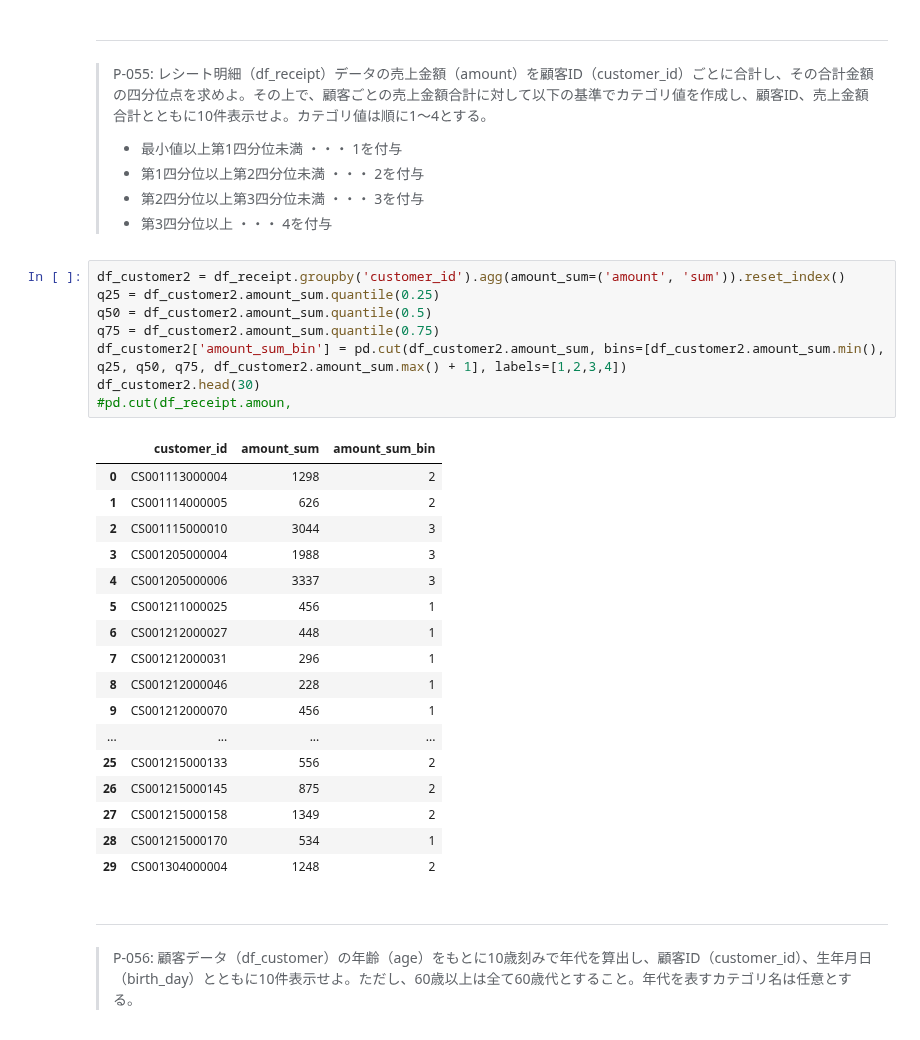
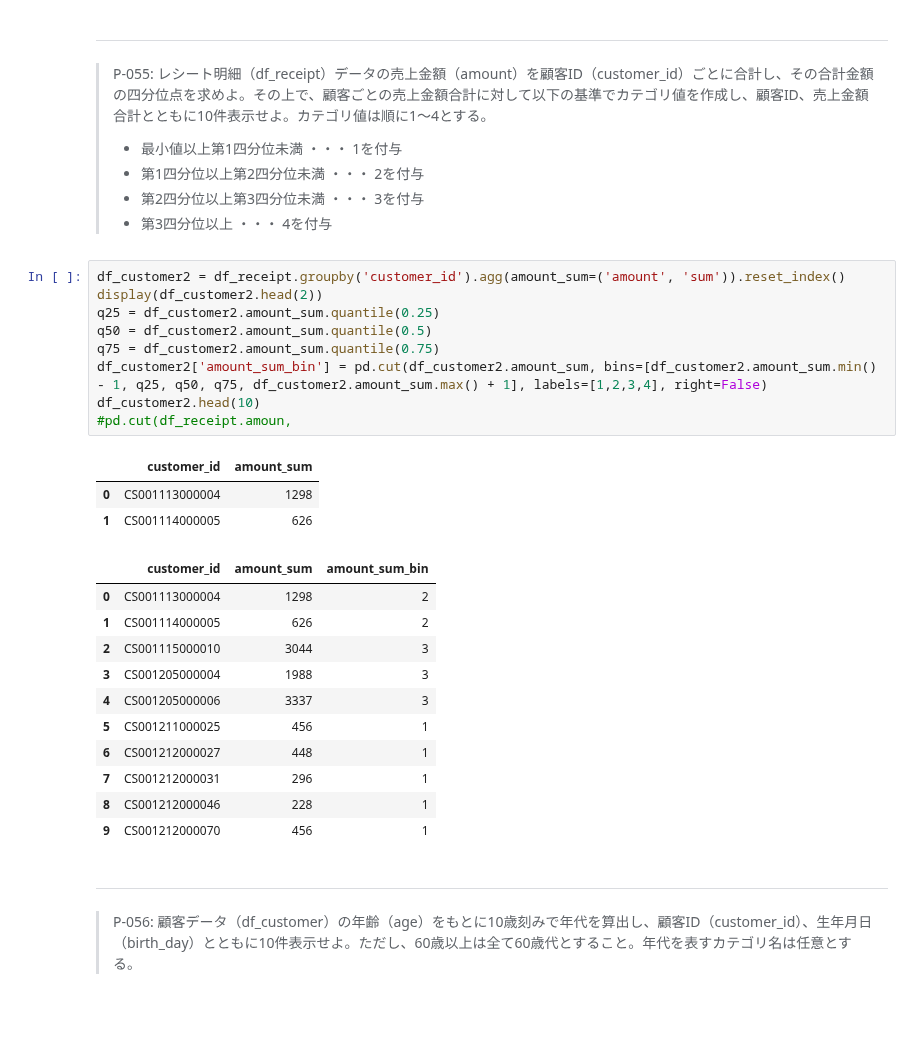
Before and after one commit to libra20/100knocks2, a Jupyter notebook: docker/work/preprocess_knock_Python.ipynb, the cells around one changed output. Saved outputs shown, nothing was run; the diff lists cells and outputs as text.

```diff
--- a/docker/work/preprocess_knock_Python.ipynb
+++ b/docker/work/preprocess_knock_Python.ipynb
@@ -1112,30 +1112,28 @@ df_customer[['customer_id', 'address', 'address_code']].head()
 > - 第3四分位以上 ・・・ 4を付与
 # %%
 df_customer2 = df_receipt.groupby('customer_id').agg(amount_sum=('amount', 'sum')).reset_index()
+display(df_customer2.head(2))
 q25 = df_customer2.amount_sum.quantile(0.25)
 q50 = df_customer2.amount_sum.quantile(0.5)
 q75 = df_customer2.amount_sum.quantile(0.75)
-df_customer2['amount_sum_bin'] = pd.cut(df_customer2.amount_sum, bins=[df_customer2.amount_sum.min(), q25, q50, q75, df_customer2.amount_sum.max() + 1], labels=[1,2,3,4])
-df_customer2.head(30)
+df_customer2['amount_sum_bin'] = pd.cut(df_customer2.amount_sum, bins=[df_customer2.amount_sum.min() - 1, q25, q50, q75, df_customer2.amount_sum.max() + 1], labels=[1,2,3,4], right=False)
+df_customer2.head(10)
 #pd.cut(df_receipt.amoun,
 # %% [output]
-|  | customer_id | amount_sum | amount_sum_bin |
-| 0 | CS001113000004 | 1298 | 2 |
-| 1 | CS001114000005 | 626 | 2 |
-| 2 | CS001115000010 | 3044 | 3 |
-| 3 | CS001205000004 | 1988 | 3 |
-| 4 | CS001205000006 | 3337 | 3 |
-| 5 | CS001211000025 | 456 | 1 |
-| 6 | CS001212000027 | 448 | 1 |
-| 7 | CS001212000031 | 296 | 1 |
-| 8 | CS001212000046 | 228 | 1 |
-| 9 | CS001212000070 | 456 | 1 |
-| ... | ... | ... | ... |
-| 25 | CS001215000133 | 556 | 2 |
-| 26 | CS001215000145 | 875 | 2 |
-| 27 | CS001215000158 | 1349 | 2 |
-| 28 | CS001215000170 | 534 | 1 |
-| 29 | CS001304000004 | 1248 | 2 |
+|  | customer_id | amount_sum |
+| 0 | CS001113000004 | 1298 |
+| 1 | CS001114000005 | 626 |
+|  | customer_id | amount_sum | amount_sum_bin |
+| 0 | CS001113000004 | 1298 | 2 |
+| 1 | CS001114000005 | 626 | 2 |
+| 2 | CS001115000010 | 3044 | 3 |
+| 3 | CS001205000004 | 1988 | 3 |
+| 4 | CS001205000006 | 3337 | 3 |
+| 5 | CS001211000025 | 456 | 1 |
+| 6 | CS001212000027 | 448 | 1 |
+| 7 | CS001212000031 | 296 | 1 |
+| 8 | CS001212000046 | 228 | 1 |
+| 9 | CS001212000070 | 456 | 1 |
 # %% [markdown]
 ---
 > P-056: 顧客データ（df_customer）の年齢（age）をもとに10歳刻みで年代を算出し、顧客ID（customer_id）、生年月日（birth_day）とともに10件表示せよ。ただし、60歳以上は全て60歳代とすること。年代を表すカテゴリ名は任意とする。
```
Also changed, not shown: parts of 1 cell of this notebook.
